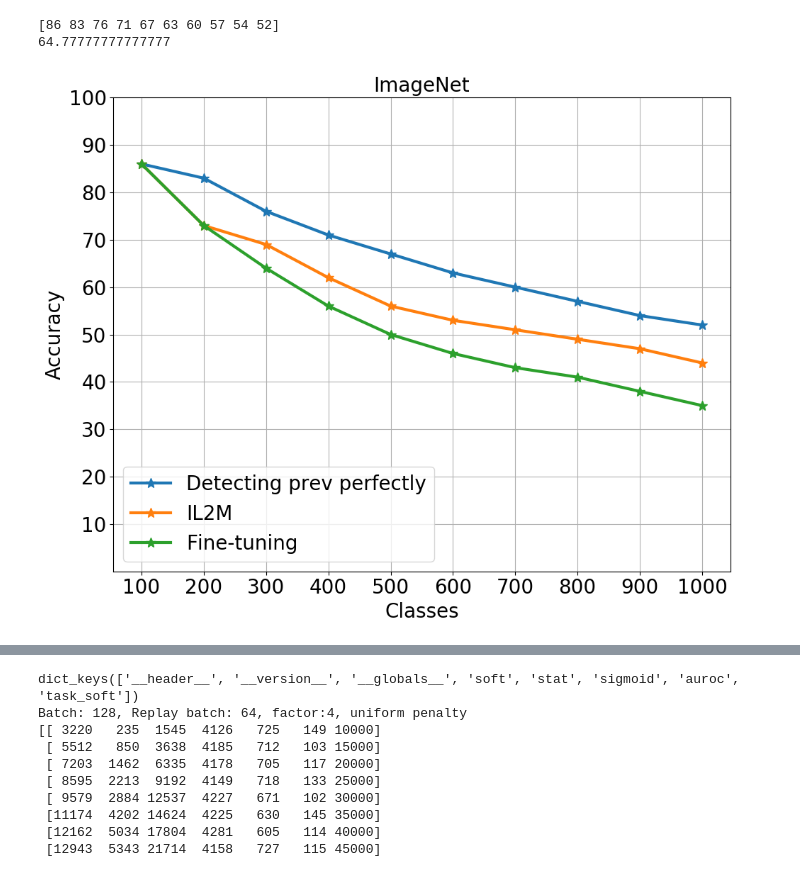
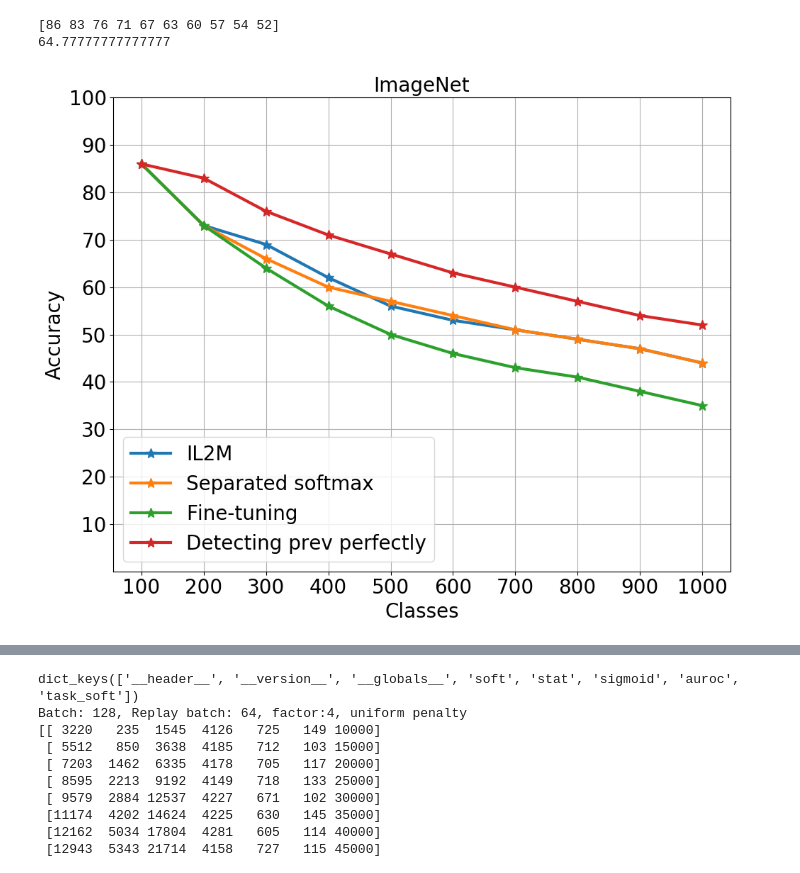
Before and after one commit to hongjoon0805/Incremental, a Jupyter notebook: result_data/2019_Imagenet_result_plot.ipynb, the cells around one changed output, grey strips where cells are left out. Cells and saved outputs as stored; diff of their text form; code cells hidden in the pictures.

```diff
--- a/result_data/2019_Imagenet_result_plot.ipynb
+++ b/result_data/2019_Imagenet_result_plot.ipynb
@@ -71,35 +71,37 @@ def aupr_auroc_prev_new(result, idx, save=None):
         plt.tight_layout()
         plt.savefig('./figures/'+save+'.pdf')
 # %%
-er_prev_new = np.array([86, 73, 66, 60, 57, 53, 51, 49, 47, 44])
+
+er_prev_new = np.array([86,73,66,60,57,54,51,49,47,44])
 er_prev_new_binary_100 = np.array([86, 83, 76, 71, 67, 63, 60, 57, 54, 52])
 FT = np.array([86,73,64,56,50,46,43,41,38,35])
 IL2M = np.array([86,73,69,62,56,53,51,49,47,44])
 task = (np.arange(10) + 1)*100
 
 plt.style.use('default')
 plt.figure(figsize=(10,8))
+plt.plot(task, IL2M, linestyle='-', label='IL2M',marker = line_markers[0], linewidth=3, markersize=10)
+plt.plot(task, er_prev_new, linestyle='-', label='Separated softmax',marker = line_markers[0], linewidth=3, markersize=10)
+plt.plot(task, FT, linestyle='-', label='Fine-tuning',marker = line_markers[0], linewidth=3, markersize=10)
 plt.plot(task, er_prev_new_binary_100, linestyle='-', label='Detecting prev perfectly',marker = line_markers[0], linewidth=3, markersize=10)
-plt.plot(task, IL2M, linestyle='-', label='IL2M',marker = line_markers[0], linewidth=3, markersize=10)
-plt.plot(task, FT, linestyle='-', label='Fine-tuning',marker = line_markers[0], linewidth=3, markersize=10)
 
 plt.grid(b=True, which='major', axis='both')
 plt.xticks([100,200,300,400,500,600,700,800,900,1000], fontsize = 20)
 
 plt.xlabel('Classes', fontsize=20)
 plt.ylabel('Accuracy', fontsize=20)
 plt.ylim(0,100)
 plt.yticks([10,20,30,40,50,60,70,80,90,100], fontsize = 20)
 # plt.set_yticklabels(['10%','20%','30%','40%','50%','60%','70%','80%','90%','100%'])
 plt.title('ImageNet', fontsize = 20)
 plt.legend(loc = 'lower left', fontsize=20)
 
 print(er_prev_new_binary_100)
 print(er_prev_new_binary_100[1:].sum()/9)
 
 plt.tight_layout()
 plt.savefig('./figures/FT_OOD.pdf')
 # %% [output]
 [86 83 76 71 67 63 60 57 54 52]
 64.77777777777777
-[figure, old version]
+[figure, new version]
```
Also changed, not shown: parts of 3 cells of this notebook, 11 other files.
